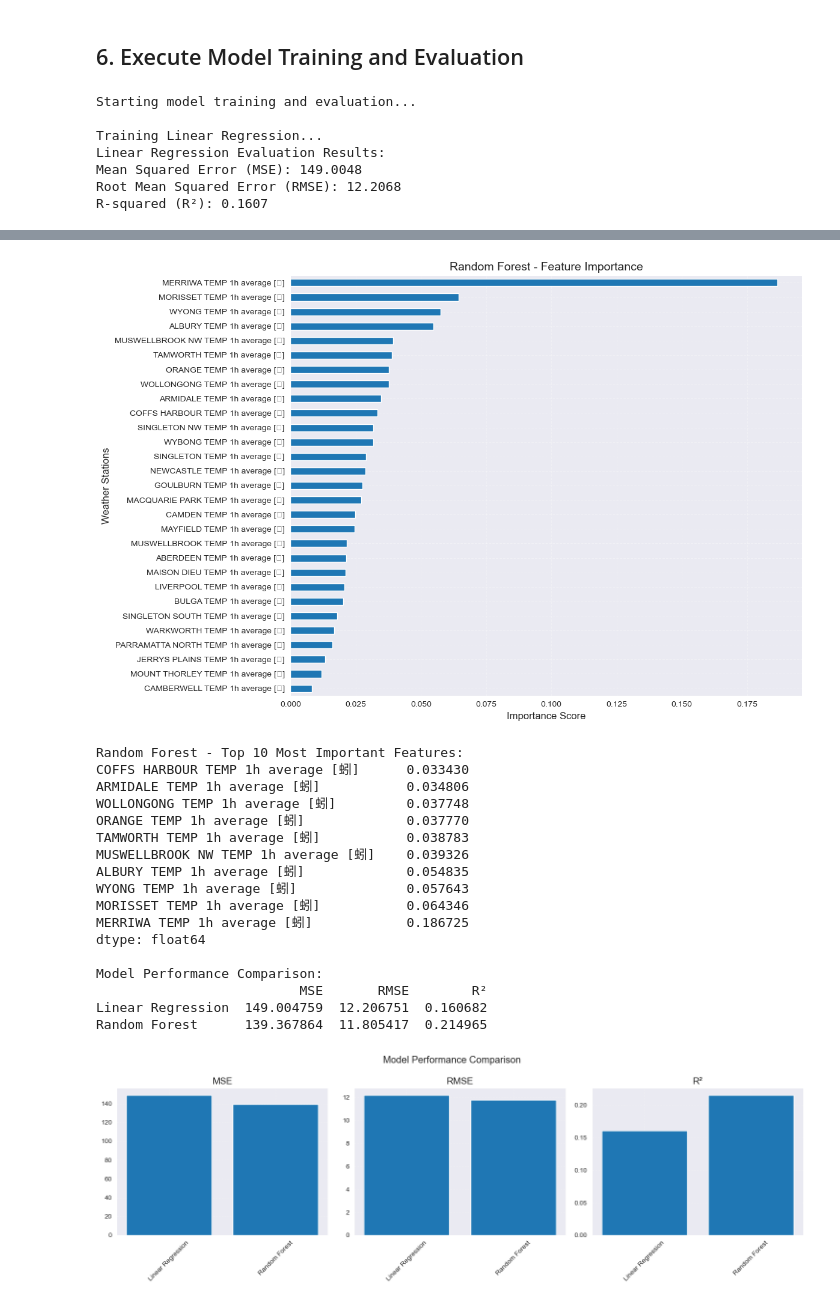
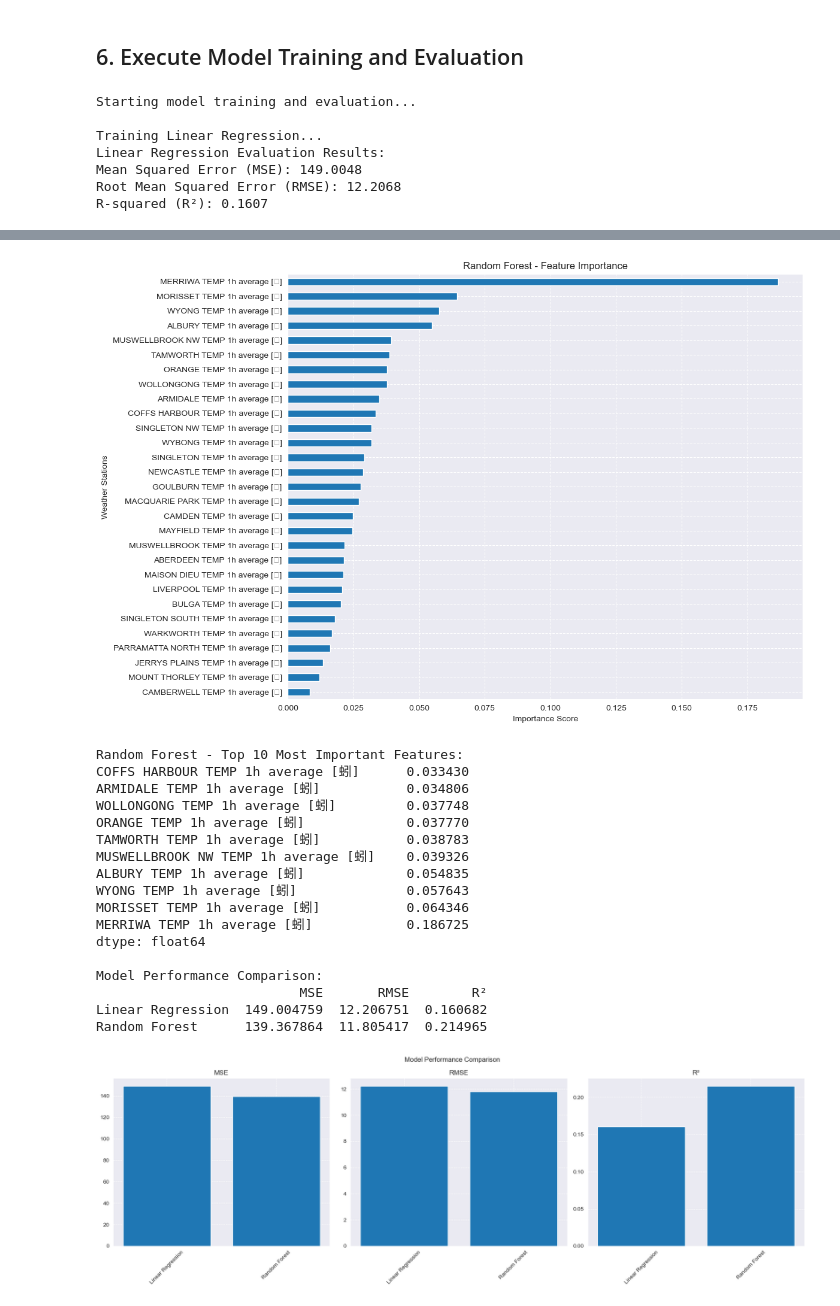
Before and after one commit to zche0316/ENGG2112, a Jupyter notebook: src/model/temp_re_valid.ipynb, the cells around one changed output, grey strips where cells are left out. Drawn from its saved outputs; the diff is of its cells as text; code cells hidden in the pictures.

```diff
--- a/src/model/temp_re_valid.ipynb
+++ b/src/model/temp_re_valid.ipynb
@@ -79,10 +79,8 @@ def plot_trends(merged_data, y_pred, model_name, temp_cols, val_indices):
     avg_temp = val_data[temp_cols].mean(axis=1)
 
     plt.figure(figsize=(12, 6))
-    plt.scatter(avg_temp, predictions_df['Actual'],
-               alpha=0.5, label='Actual Data')
-    plt.scatter(avg_temp, predictions_df['Predicted'],
-               alpha=0.5, label='Predicted Data')
+    plt.scatter(avg_temp, predictions_df['Actual'], label='Actual Data')
+    plt.scatter(avg_temp, predictions_df['Predicted'], label='Predicted Data')
 
     z1 = np.polyfit(avg_temp, predictions_df['Actual'], 1)
     p1 = np.poly1d(z1)
@@ -96,7 +94,7 @@ def plot_trends(merged_data, y_pred, model_name, temp_cols, val_indices):
     plt.xlabel('Average Temperature')
     plt.ylabel('Fire Count')
     plt.legend()
-    plt.grid(True, linestyle='--', alpha=0.3)
+    plt.grid(True, linestyle='--')
     plt.tight_layout()
     plt.show()
 
@@ -129,18 +127,17 @@ def train_and_evaluate_models(X_train, X_val, y_train, y_val, merged_data, temp_
         print(f"R-squared (R²): {r2:.4f}")
 
         plt.figure(figsize=(10, 6))
-        plt.scatter(y_val, y_pred, alpha=0.5)
+        plt.scatter(y_val, y_pred,)
         plt.plot([y_val.min(), y_val.max()], [y_val.min(), y_val.max()], 'r--', lw=2)
         plt.title(f'{name} - Actual vs Predicted')
         plt.xlabel('Actual Fire Count')
         plt.ylabel('Predicted Fire Count')
-        plt.grid(True, linestyle='--', alpha=0.7)
+        plt.grid(True, linestyle='--')
         plt.tight_layout()
         plt.show()
 
         plot_trends(merged_data, y_pred, name, temp_cols, X_val.index)
         if name == 'Random Forest':
-            # Random Forest feature importance
             feature_importance = pd.Series(
                 model.feature_importances_,
                 index=X_train.columns
@@ -151,12 +148,11 @@ def train_and_evaluate_models(X_train, X_val, y_train, y_val, merged_data, temp_
             plt.title('Random Forest - Feature Importance')
             plt.xlabel('Importance Score')
             plt.ylabel('Weather Stations')
-            plt.grid(True, linestyle='--', alpha=0.3)
+            plt.grid(True, linestyle='--')
             plt.tight_layout()
             plt.show()
 
         if name == 'Linear Regression':
-            # Linear Regression feature importance (absolute coefficients)
             linear_importance = pd.Series(
                 np.abs(model.coef_),
                 index=X_train.columns
@@ -167,7 +163,7 @@ def train_and_evaluate_models(X_train, X_val, y_train, y_val, merged_data, temp_
             plt.title('Linear Regression - Feature Importance')
             plt.xlabel('Absolute Coefficient Value')
             plt.ylabel('Weather Stations')
-            plt.grid(True, linestyle='--', alpha=0.3)
+            plt.grid(True, linestyle='--')
             plt.tight_layout()
             plt.show()
 
@@ -187,7 +183,6 @@ def train_and_evaluate_models(X_train, X_val, y_train, y_val, merged_data, temp_
             print("\nLinear Regression - Top 10 Most Important Features:")
             print(linear_importance.tail(10))
 
-    # Compare model performances
     print("\nModel Performance Comparison:")
     performance_comparison = pd.DataFrame({
         'MSE': [results[model]['mse'] for model in models],
@@ -200,13 +195,6 @@ def train_and_evaluate_models(X_train, X_val, y_train, y_val, merged_data, temp_
 # %% [markdown]
 ## 6. Execute Model Training and Evaluation
 # %%
-
-plt.rcParams['font.size'] = 12
-plt.rcParams['axes.labelsize'] = 12
-plt.rcParams['axes.titlesize'] = 14
-plt.rcParams['xtick.labelsize'] = 10
-plt.rcParams['ytick.labelsize'] = 10
-
 print("\nStarting model training and evaluation...")
 model_results = train_and_evaluate_models(X_train_processed, X_val_processed, y_train, y_val, merged_data, temp_cols)
 
@@ -219,18 +207,18 @@ for metric in metrics:
         values = [results['mse'] for results in model_results.values()]
     elif metric == 'RMSE':
         values = [results['rmse'] for results in model_results.values()]
-    else:  # R²
+    else:
         values = [results['r2'] for results in model_results.values()]
     performance_data.append(values)
 
-fig, axes = plt.subplots(1, 3, figsize=(15, 5))
+fig, axes = plt.subplots(1, 3, figsize=(18, 6))
 fig.suptitle('Model Performance Comparison')
 
 for i, (metric, ax) in enumerate(zip(metrics, axes)):
     ax.bar(model_names, performance_data[i])
     ax.set_title(metric)
     ax.set_xticklabels(model_names, rotation=45)
-    ax.grid(True, linestyle='--', alpha=0.3)
+    ax.grid(True, linestyle='--')
 
 plt.tight_layout()
 plt.show()
@@ -268,19 +256,19 @@ R-squared (R²): 0.2150
-[figure, old version]
+[figure, new version]
 Random Forest - Top 10 Most Important Features:
 COFFS HARBOUR TEMP 1h average [蚓]      0.033430
 ARMIDALE TEMP 1h average [蚓]           0.034806
 WOLLONGONG TEMP 1h average [蚓]         0.037748
 ORANGE TEMP 1h average [蚓]             0.037770
 TAMWORTH TEMP 1h average [蚓]           0.038783
 MUSWELLBROOK NW TEMP 1h average [蚓]    0.039326
 ALBURY TEMP 1h average [蚓]             0.054835
 WYONG TEMP 1h average [蚓]              0.057643
 MORISSET TEMP 1h average [蚓]           0.064346
 MERRIWA TEMP 1h average [蚓]            0.186725
 dtype: float64
 
 Model Performance Comparison:
                           MSE       RMSE        R²
 Linear Regression  149.004759  12.206751  0.160682
 Random Forest      139.367864  11.805417  0.214965
-[figure, old version]
+[figure, new version]
```
Also changed, not shown: parts of 2 cells of this notebook, 9 other files.
